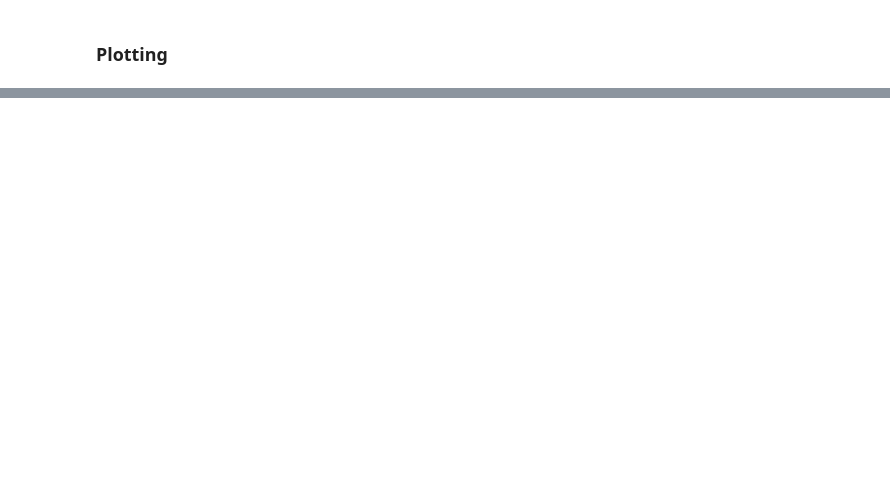
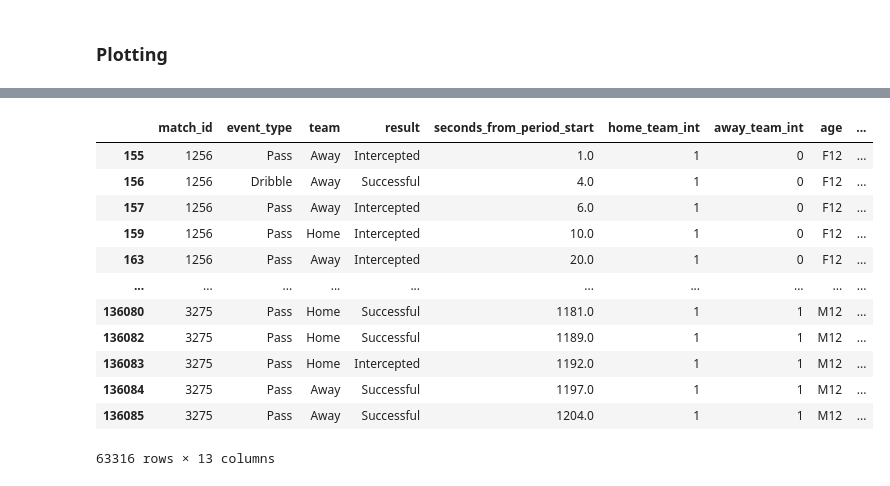
Before and after one commit to konstanyman/thesis_analysis, a Jupyter notebook: processing/tempo.ipynb, the cells around one changed output, grey strips where cells are left out. Saved outputs shown, nothing was run; the diff lists cells and outputs as text; code cells hidden in the pictures; blank space fills up the shorter version.

```diff
--- a/processing/tempo.ipynb
+++ b/processing/tempo.ipynb
@@ -124,0 +169,4 @@ plt.tight_layout()
+# %%
+# check team
+pd.options.display.max_rows = 10
+simple_df = df[['match_id', 'event_type', 'team', 'result', 'seconds_from_period_start', 'home_team_int', 'away_team_int', 'age', 'time_gap', ]]
@@ -124,0 +220,45 @@ plt.tight_layout()
+# %%
+# create dataframe with columns: 'match_id', 'team', 'pos_event_amt', 'pos_duration', 'pos_tempo'
+def calculate_tempo_per_possession(df):
+
+    # Group by match
+    grouped_mathces = df.groupby(['match_id', 'age'])
+
+    for group_name, df_group in grouped_mathces:
+
+
+    # Filter possessions longer than two events
+    possession_stats = possession_stats[possession_stats['passes_and_dribbles'] > 2]
+
+    # Compute tempo for each possession
+    possession_stats['tempo'] = possession_stats['passes_and_dribbles'] / possession_stats['possession_time']
+
+    # Aggregate by team
+    team_stats = possession_stats.groupby('team').agg(
+        total_passes_dribbles=('passes_and_dribbles', 'sum'),
+        total_possession_time=('possession_time', 'sum'),
+        average_tempo=('tempo', 'mean')  # Average tempo of possessions
+    ).reset_index()
+
+    # Compute tempo for the match (total events / total possession time)
+    team_stats['match_tempo'] = team_stats['total_passes_dribbles'] / team_stats['total_possession_time']
+
+    return df
+
+# Calculate tempo
+tempo_df = calculate_tempo(simple_df)
+tempo_df
+# %% [output]
+|  | match_id | event_type | team | result | seconds_from_period_start | home_team_int | away_team_int | age | ... |
+| 155 | 1256 | Pass | Away | Intercepted | 1.0 | 1 | 0 | F12 | ... |
+| 156 | 1256 | Dribble | Away | Successful | 4.0 | 1 | 0 | F12 | ... |
+| 157 | 1256 | Pass | Away | Intercepted | 6.0 | 1 | 0 | F12 | ... |
+| 159 | 1256 | Pass | Home | Intercepted | 10.0 | 1 | 0 | F12 | ... |
+| 163 | 1256 | Pass | Away | Intercepted | 20.0 | 1 | 0 | F12 | ... |
+| ... | ... | ... | ... | ... | ... | ... | ... | ... | ... |
+| 136080 | 3275 | Pass | Home | Successful | 1181.0 | 1 | 1 | M12 | ... |
+| 136082 | 3275 | Pass | Home | Successful | 1189.0 | 1 | 1 | M12 | ... |
+| 136083 | 3275 | Pass | Home | Intercepted | 1192.0 | 1 | 1 | M12 | ... |
+| 136084 | 3275 | Pass | Away | Successful | 1197.0 | 1 | 1 | M12 | ... |
+| 136085 | 3275 | Pass | Away | Successful | 1204.0 | 1 | 1 | M12 | ... |
+63316 rows × 13 columns
```
Also changed, not shown: parts of 14 cells of this notebook.
